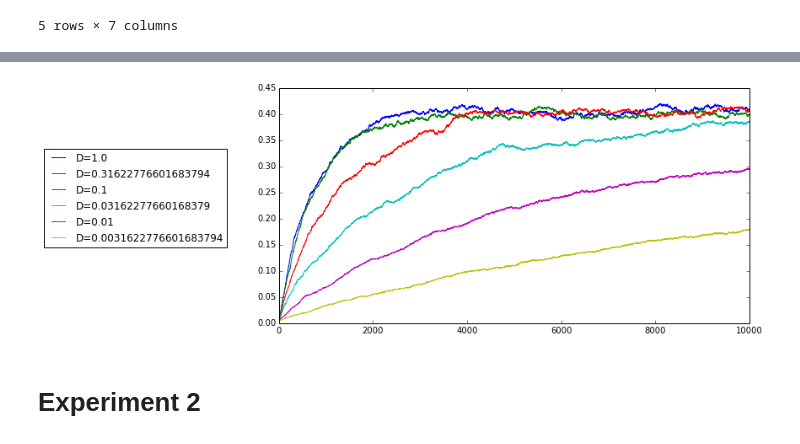
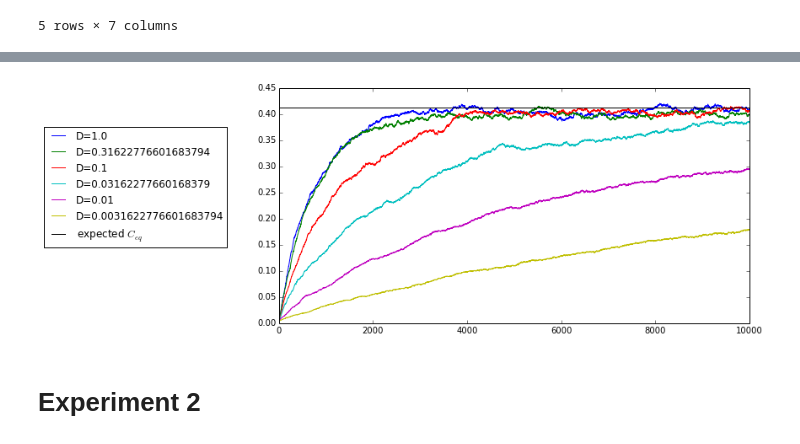
Before and after one commit to clementhenin/dynamical_process, a Jupyter notebook: results/Display.ipynb, the cells around one changed output, grey strips where cells are left out. Cells and saved outputs as stored; diff of their text form; code cells hidden in the pictures.

```diff
--- a/results/Display.ipynb
+++ b/results/Display.ipynb
@@ -20,12 +30,24 @@ data.tail()
 # %%
 plt.figure(figsize=(10,5))
 for c in data :
     if c != "nb_step" :
         l, = plt.plot(data["nb_step"], data[c], label=c)
+
+na = 100 * 36
+nb = 4500 * 36
+w = 800 * 6
+
+a0 = na / w**2
+b0 = nb / w**2
+pon = 0.1
+poff = 0.001
+c_eq = pon * a0 * b0 /(poff + b0 * pon)
+nc_eq = c_eq * w** 2
+plt.plot([0,10000],[nc_eq/na, nc_eq/na], label='expected $C_{eq}$')
 plt.legend(bbox_to_anchor=(-0.1,0.3),  loc = 4)
 plt.show()
 # %% [output]
-[figure, old version]
+[figure, new version]
 # %% [markdown]
 # Experiment 2
 # %% [markdown]
```
Also changed, not shown: parts of 21 cells of this notebook, 4 other files.
